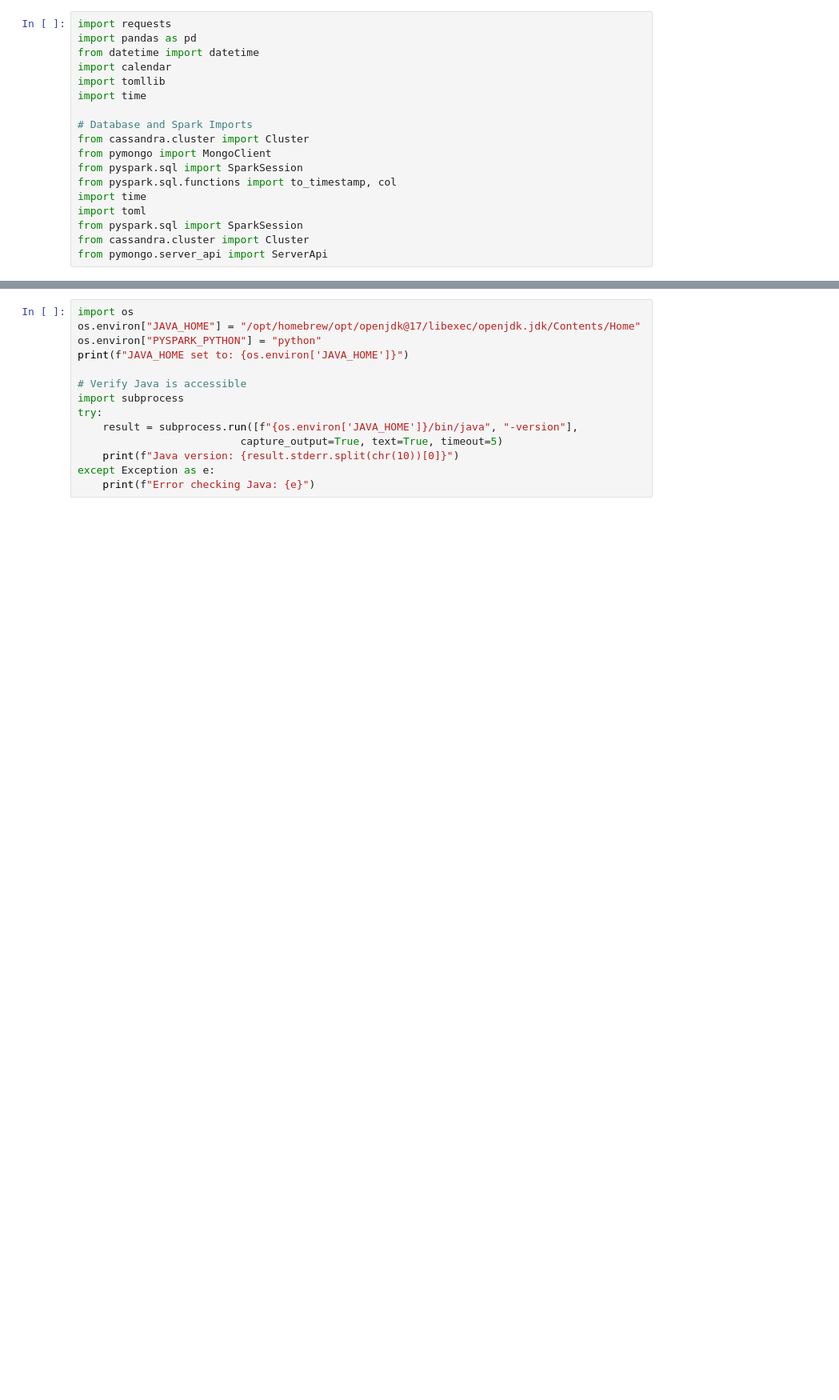
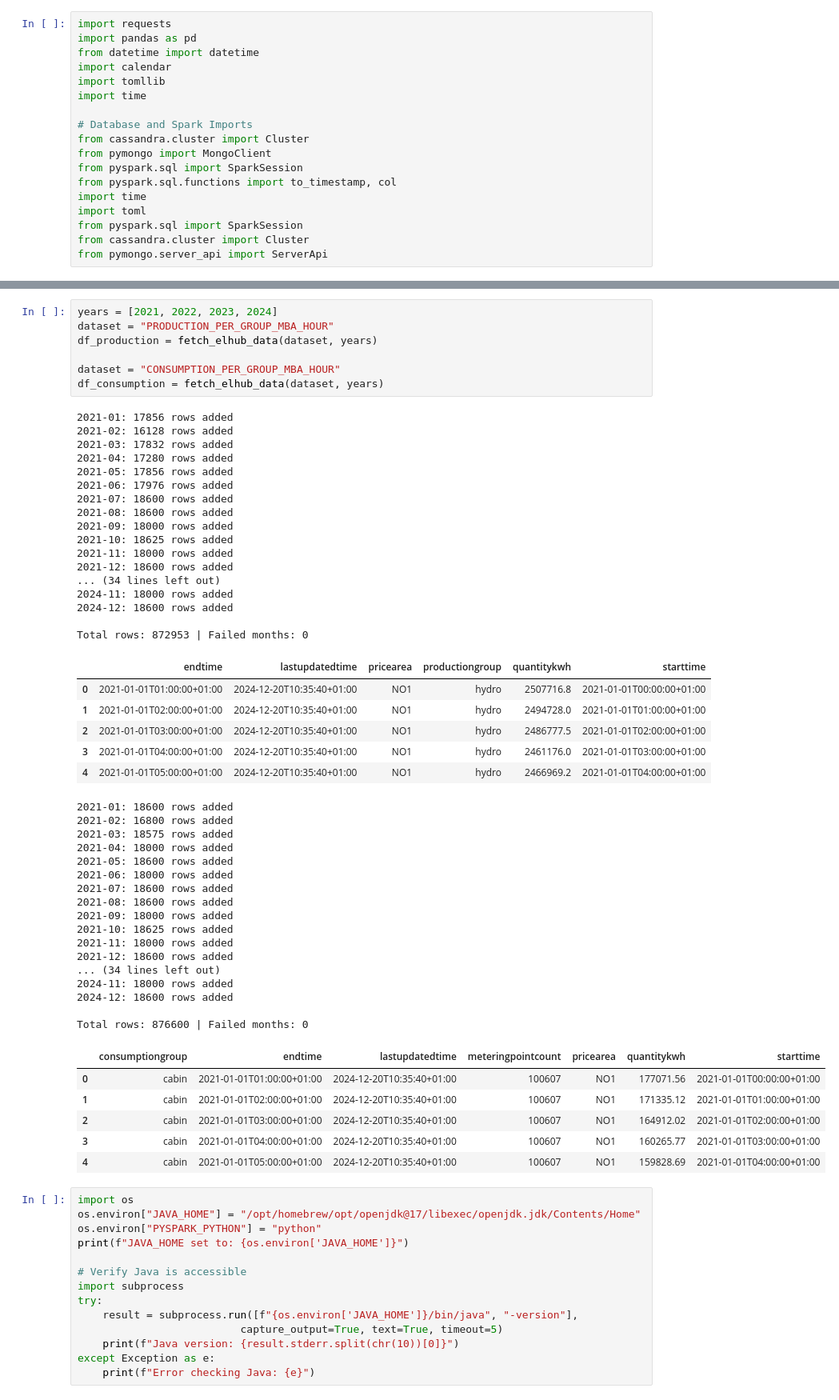
Before and after one commit to HenrikEngd/IND320-HenrikEngdal-Project, a Jupyter notebook: test.ipynb, the cells around one changed output, grey strips where cells are left out. Shown at 80% size. Drawn from its saved outputs; the diff is of its cells as text; blank space fills up the shorter version.

```diff
--- a/test.ipynb
+++ b/test.ipynb
@@ -128,3 +81,57 @@ Total rows: 215353 | Failed months: 0
+# %%
+years = [2021, 2022, 2023, 2024]
+dataset = "PRODUCTION_PER_GROUP_MBA_HOUR"
+df_production = fetch_elhub_data(dataset, years)
+
+dataset = "CONSUMPTION_PER_GROUP_MBA_HOUR"
+df_consumption = fetch_elhub_data(dataset, years)
+# %% [output]
+2021-01: 17856 rows added
+2021-02: 16128 rows added
+2021-03: 17832 rows added
+2021-04: 17280 rows added
+2021-05: 17856 rows added
+2021-06: 17976 rows added
+2021-07: 18600 rows added
+2021-08: 18600 rows added
+2021-09: 18000 rows added
+2021-10: 18625 rows added
+2021-11: 18000 rows added
+2021-12: 18600 rows added
+... (34 lines left out)
+2024-11: 18000 rows added
+2024-12: 18600 rows added
+
+Total rows: 872953 | Failed months: 0
+|  | endtime | lastupdatedtime | pricearea | productiongroup | quantitykwh | starttime |
+| 0 | 2021-01-01T01:00:00+01:00 | 2024-12-20T10:35:40+01:00 | NO1 | hydro | 2507716.8 | 2021-01-01T00:00:00+01:00 |
+| 1 | 2021-01-01T02:00:00+01:00 | 2024-12-20T10:35:40+01:00 | NO1 | hydro | 2494728.0 | 2021-01-01T01:00:00+01:00 |
+| 2 | 2021-01-01T03:00:00+01:00 | 2024-12-20T10:35:40+01:00 | NO1 | hydro | 2486777.5 | 2021-01-01T02:00:00+01:00 |
+| 3 | 2021-01-01T04:00:00+01:00 | 2024-12-20T10:35:40+01:00 | NO1 | hydro | 2461176.0 | 2021-01-01T03:00:00+01:00 |
+| 4 | 2021-01-01T05:00:00+01:00 | 2024-12-20T10:35:40+01:00 | NO1 | hydro | 2466969.2 | 2021-01-01T04:00:00+01:00 |
+2021-01: 18600 rows added
+2021-02: 16800 rows added
+2021-03: 18575 rows added
+2021-04: 18000 rows added
+2021-05: 18600 rows added
+2021-06: 18000 rows added
+2021-07: 18600 rows added
+2021-08: 18600 rows added
+2021-09: 18000 rows added
+2021-10: 18625 rows added
+2021-11: 18000 rows added
+2021-12: 18600 rows added
+... (34 lines left out)
+2024-11: 18000 rows added
+2024-12: 18600 rows added
+
+Total rows: 876600 | Failed months: 0
+|  | consumptiongroup | endtime | lastupdatedtime | meteringpointcount | pricearea | quantitykwh | starttime |
+| 0 | cabin | 2021-01-01T01:00:00+01:00 | 2024-12-20T10:35:40+01:00 | 100607 | NO1 | 177071.56 | 2021-01-01T00:00:00+01:00 |
+| 1 | cabin | 2021-01-01T02:00:00+01:00 | 2024-12-20T10:35:40+01:00 | 100607 | NO1 | 171335.12 | 2021-01-01T01:00:00+01:00 |
+| 2 | cabin | 2021-01-01T03:00:00+01:00 | 2024-12-20T10:35:40+01:00 | 100607 | NO1 | 164912.02 | 2021-01-01T02:00:00+01:00 |
+| 3 | cabin | 2021-01-01T04:00:00+01:00 | 2024-12-20T10:35:40+01:00 | 100607 | NO1 | 160265.77 | 2021-01-01T03:00:00+01:00 |
+| 4 | cabin | 2021-01-01T05:00:00+01:00 | 2024-12-20T10:35:40+01:00 | 100607 | NO1 | 159828.69 | 2021-01-01T04:00:00+01:00 |
 # %%
 import os
 os.environ["JAVA_HOME"] = "/opt/homebrew/opt/openjdk@17/libexec/openjdk.jdk/Contents/Home"
```
Also changed, not shown: parts of 14 cells of this notebook, 10 other files.
